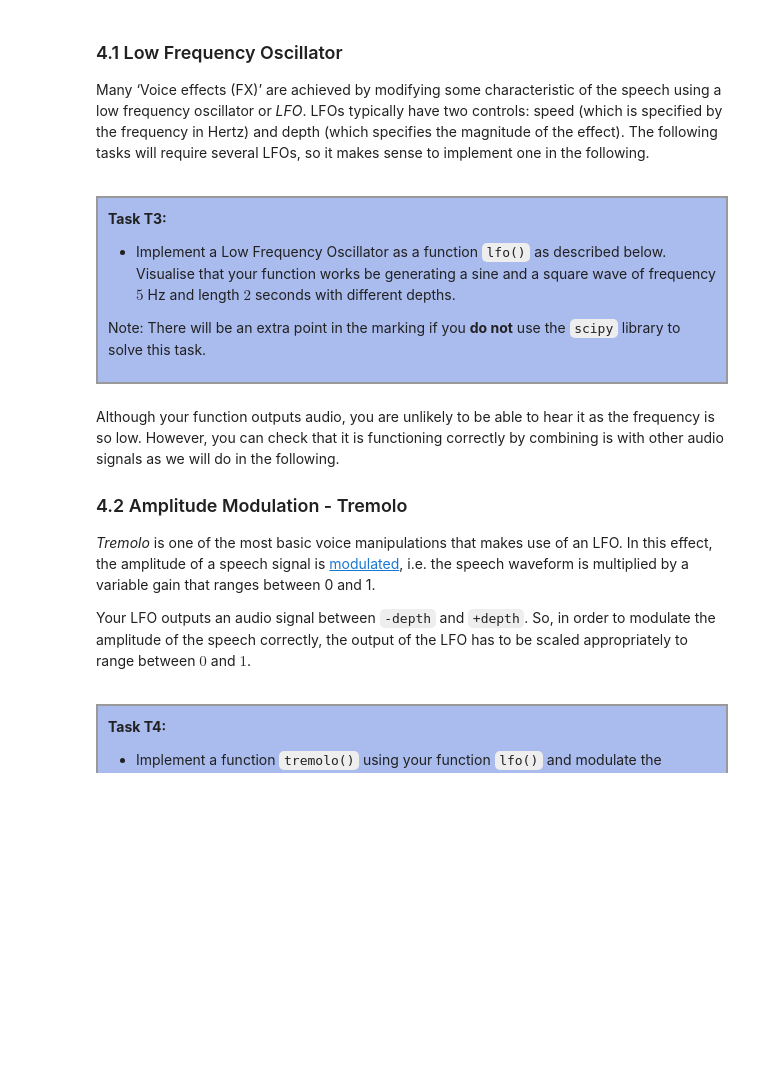
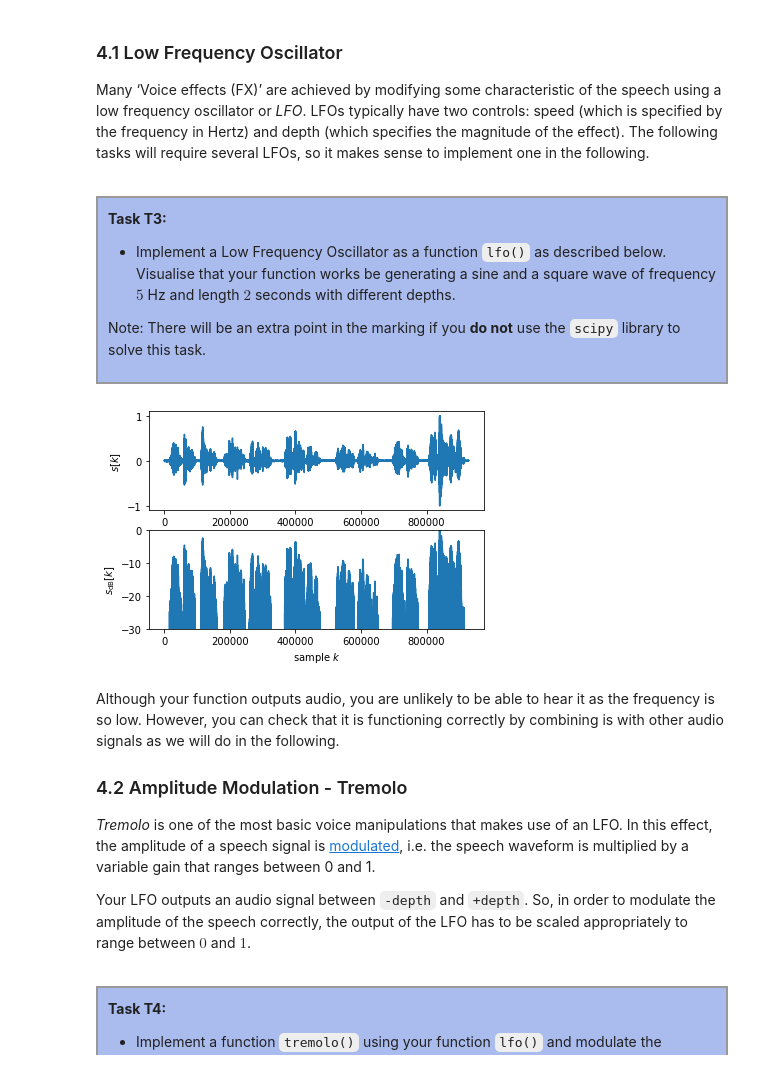
Before and after one commit to Karthikai-28/assignments, a Jupyter notebook: 103_speech_recognition_97937/com3502-4502-6502-programming-assignment1.ipynb, the cells around one changed output. Drawn from its saved outputs; the diff is of its cells as text; code cells hidden in the pictures; blank space fills up the shorter version.

```diff
--- a/103_speech_recognition_97937/com3502-4502-6502-programming-assignment1.ipynb
+++ b/103_speech_recognition_97937/com3502-4502-6502-programming-assignment1.ipynb
@@ -302,26 +302,40 @@ Note: There will be an extra point in the marking if you **do not** use the `sci
 # %%
 def lfo(speed_hz, depth, num_samples, fs=44100, square_curve=False):
     '''
     Low-frequency oscillator
 
     Parameters
     ----------
     speed_hz : float
        frequency of generated signal in Hertz
     depth : float
         magnitude of the effect
     num_samples : int
         length of the signal in samples
     fs : float, optional
         sampling frequency in Hz, default 44100
     square_curve : boolean, optional (default: False)
         generate square wave if true, generate sine wave if false
 
     Example use:
     -------
         sig_square = lfo(speed_hz=5, depth=0.7, num_samples=88250, fs=44100, square_curve=True)
     '''
 
     # Your code here
     #
     # ...
+    plt.subplot(2,1,1)
+    plt.plot(s)
+    plt.ylabel('$s[k]$');
+
+    epsilon = 1e-10 # very small number to avoid log10(0)
+    s_dB = 20*np.log10(np.abs(s)+epsilon)
+    plt.subplot(2,1,2)
+    plt.plot(s_dB)
+    plt.ylabel('$s_{\mathrm{dB}}[k]$')
+    plt.xlabel('sample $k$')
+    plt.ylim((-30,0));
+lfo(3400, 20, 200, fs=44100, square_curve=False)
+# %% [output]
+[figure, added]
```
Also changed, not shown: parts of 13 cells of this notebook, 2 other files.
